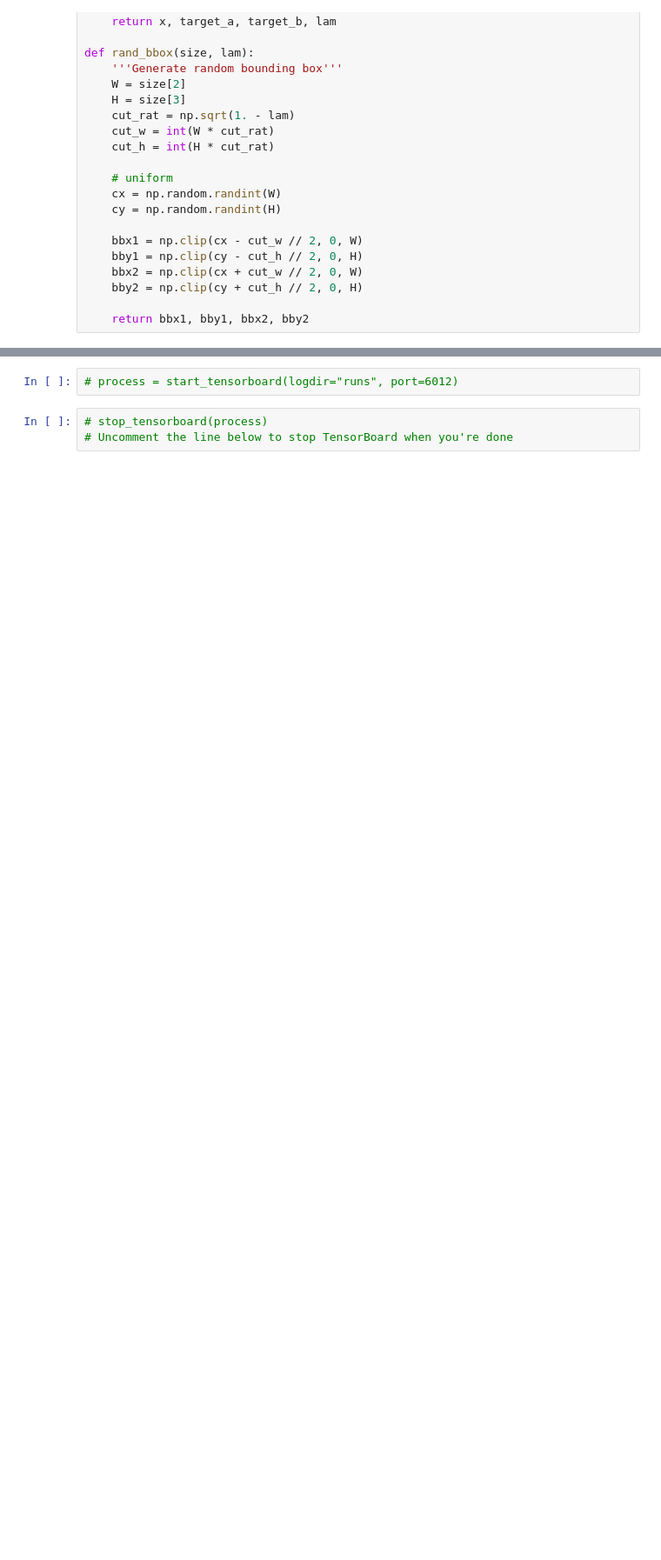
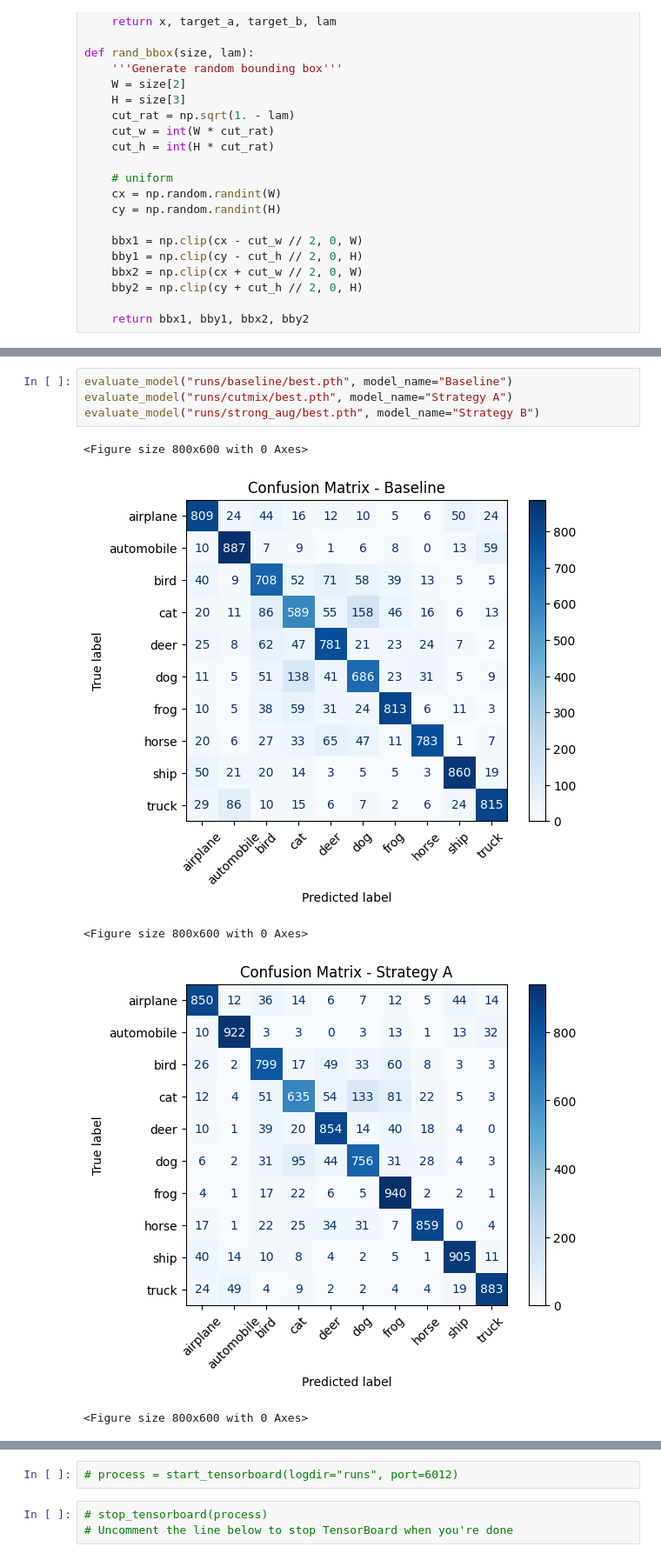
Before and after one commit to anhkhoa706/python-for-dl-homework, a Jupyter notebook: week12/strategyA.ipynb, the cells around one changed output, grey strips where cells are left out. Shown at 87% size. Cells and saved outputs as stored; diff of their text form; blank space fills up the shorter version.

```diff
--- a/week12/strategyA.ipynb
+++ b/week12/strategyA.ipynb
@@ -193,0 +241,10 @@ Epoch [50] Train Loss: 0.8371, Train Acc: 0.7391, Val Acc: 0.8385
+# %%
+evaluate_model("runs/baseline/best.pth", model_name="Baseline")
+evaluate_model("runs/cutmix/best.pth", model_name="Strategy A")
+evaluate_model("runs/strong_aug/best.pth", model_name="Strategy B")
+# %% [output]
+<Figure size 800x600 with 0 Axes>
+[figure, added]
+<Figure size 800x600 with 0 Axes>
+[figure, added]
+<Figure size 800x600 with 0 Axes>
```
Also changed, not shown: parts of 4 cells of this notebook, 5 other files.
